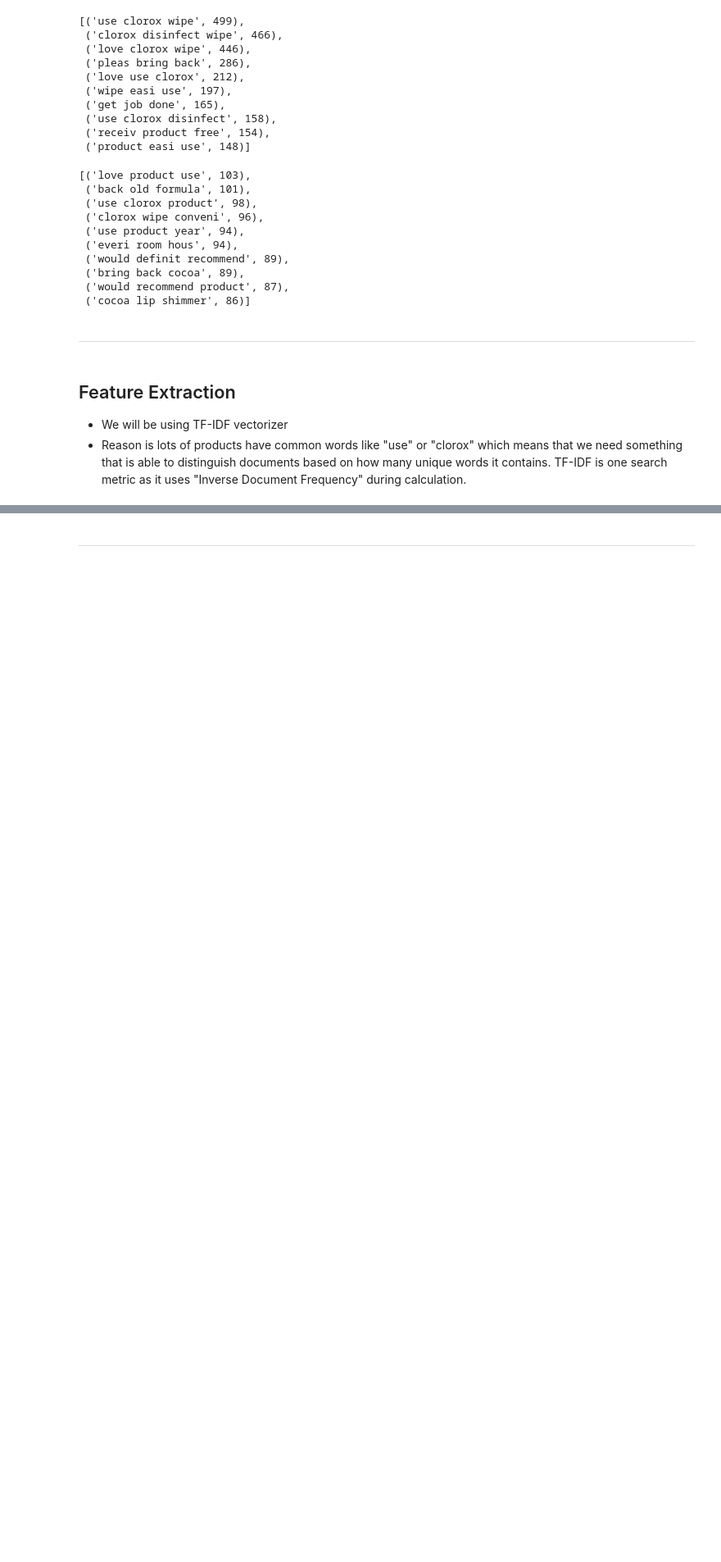
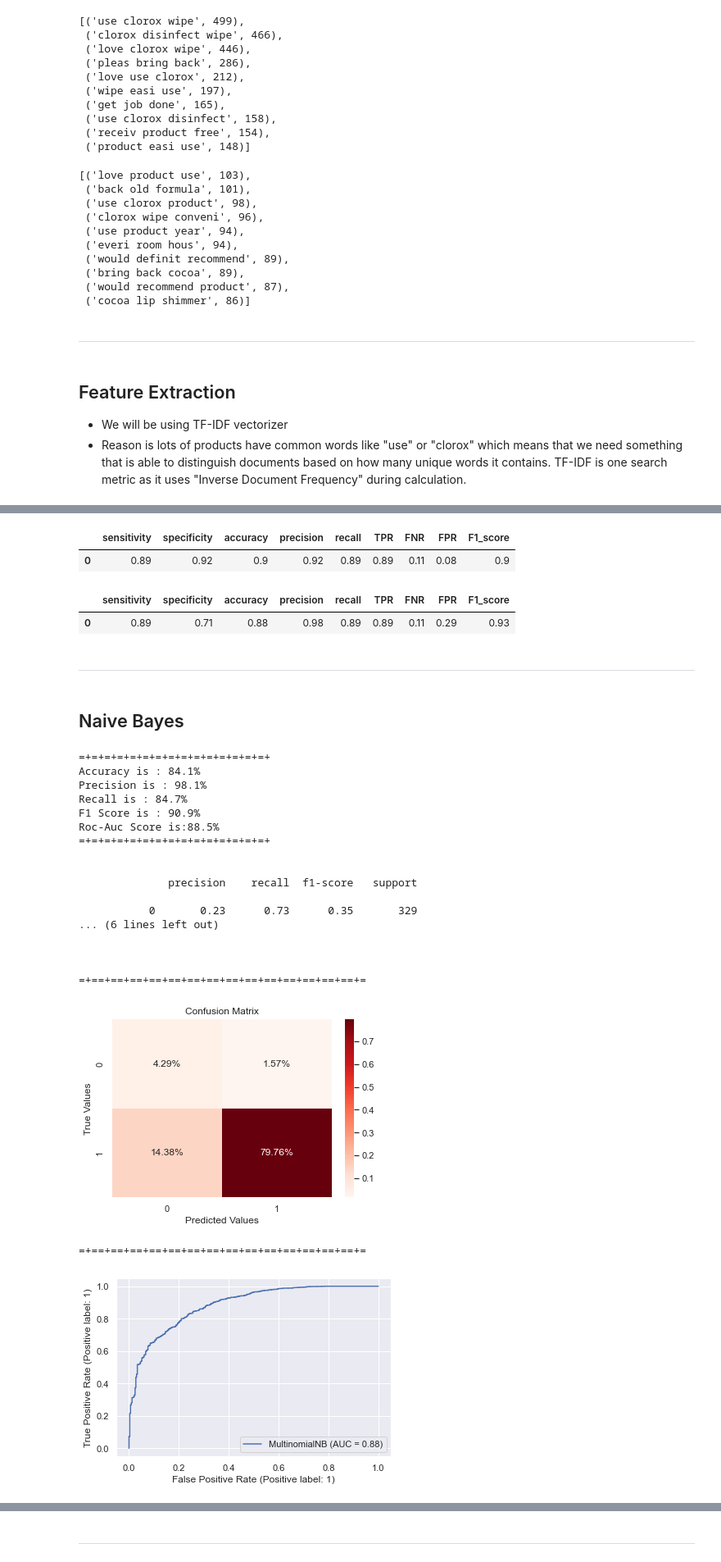
Before and after one commit to ayushxx7/SentimentBasedProductRecommendationSystem, a Jupyter notebook: capstone.ipynb, the cells around one changed output, grey strips where cells are left out. Shown at 82% size. Cells and saved outputs as stored; diff of their text form; code cells hidden in the pictures; blank space fills up the shorter version.

```diff
--- a/capstone.ipynb
+++ b/capstone.ipynb
@@ -1658,0 +1884,2 @@ Counter(extract_ngrams(' '.join(all_words), 3)).most_common()[20:30]
+# %%
+df.user_sentiment = df.user_sentiment.map({'Positive': 1, 'Negative': 0})
@@ -1658,0 +2085,43 @@ Counter(extract_ngrams(' '.join(all_words), 3)).most_common()[20:30]
+# %%
+classification_metrics(y_train, threshold_df[0.5], 'logistic_train')
+# %% [output]
+|  | sensitivity | specificity | accuracy | precision | recall | TPR | FNR | FPR | F1_score |
+| 0 | 0.89 | 0.92 | 0.9 | 0.92 | 0.89 | 0.89 | 0.11 | 0.08 | 0.9 |
+# %%
+threshold_df_test = generate_prob_threshold_df(y_test, logreg_ci.predict_proba(X_test), thresholds)
+classification_metrics(y_test, threshold_df_test[0.5], 'logistic_test')
+# %% [output]
+|  | sensitivity | specificity | accuracy | precision | recall | TPR | FNR | FPR | F1_score |
+| 0 | 0.89 | 0.71 | 0.88 | 0.98 | 0.89 | 0.89 | 0.11 | 0.29 | 0.93 |
+# %% [markdown]
+---
+# %% [markdown]
+## Naive Bayes
+# %%
+# training the NB model and making predictions
+mnb = MultinomialNB()
+mnb_modebuilder = ModelBuilder(mnb, X_train, X_test, y_train, y_test)
+# Train and Predict the Test Labels
+y_pred_class  = mnb_modebuilder.train_model()
+nb_metrics = mnb_modebuilder.evaluate_model(y_pred_class)
+# %% [output]
+=+=+=+=+=+=+=+=+=+=+=+=+=+=+=+
+Accuracy is : 84.1%
+Precision is : 98.1%
+Recall is : 84.7%
+F1 Score is : 90.9%
+Roc-Auc Score is:88.5%
+=+=+=+=+=+=+=+=+=+=+=+=+=+=+=+
+
+
+              precision    recall  f1-score   support
+
+           0       0.23      0.73      0.35       329
+... (6 lines left out)
+
+
+
+=+==+==+==+==+==+==+==+==+==+==+==+==+==+==+=
+[figure, added]
+=+==+==+==+==+==+==+==+==+==+==+==+==+==+==+=
+[figure, added]
```
Also changed, not shown: parts of 71 cells of this notebook, 1 other file.
